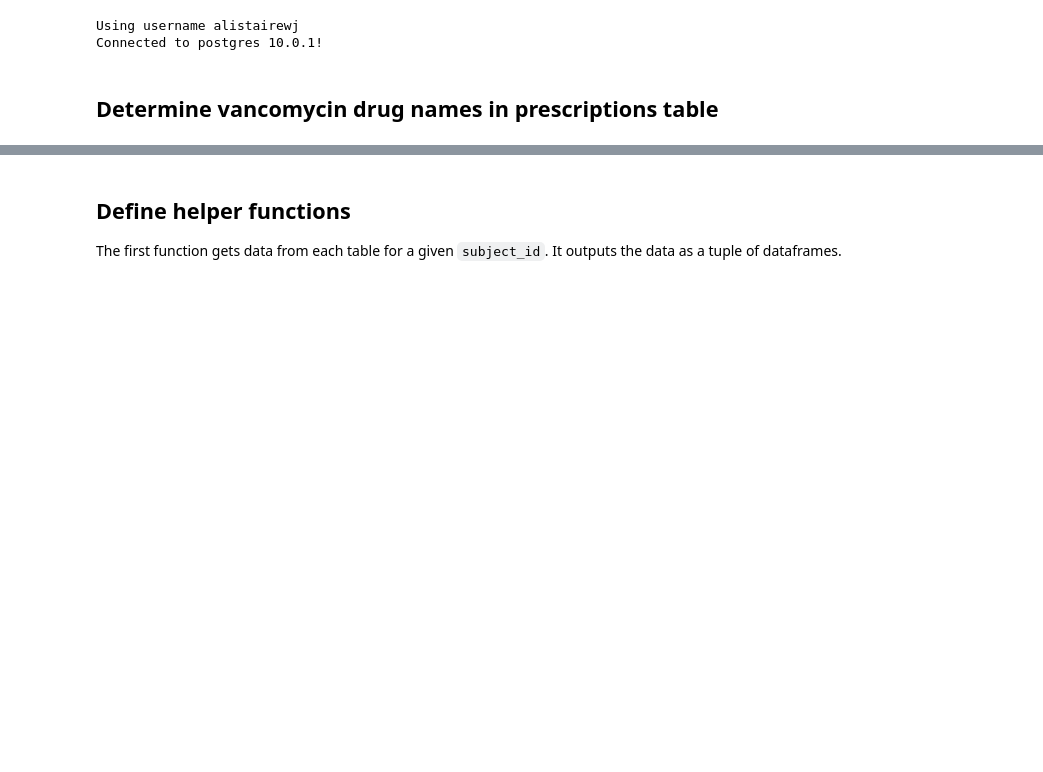
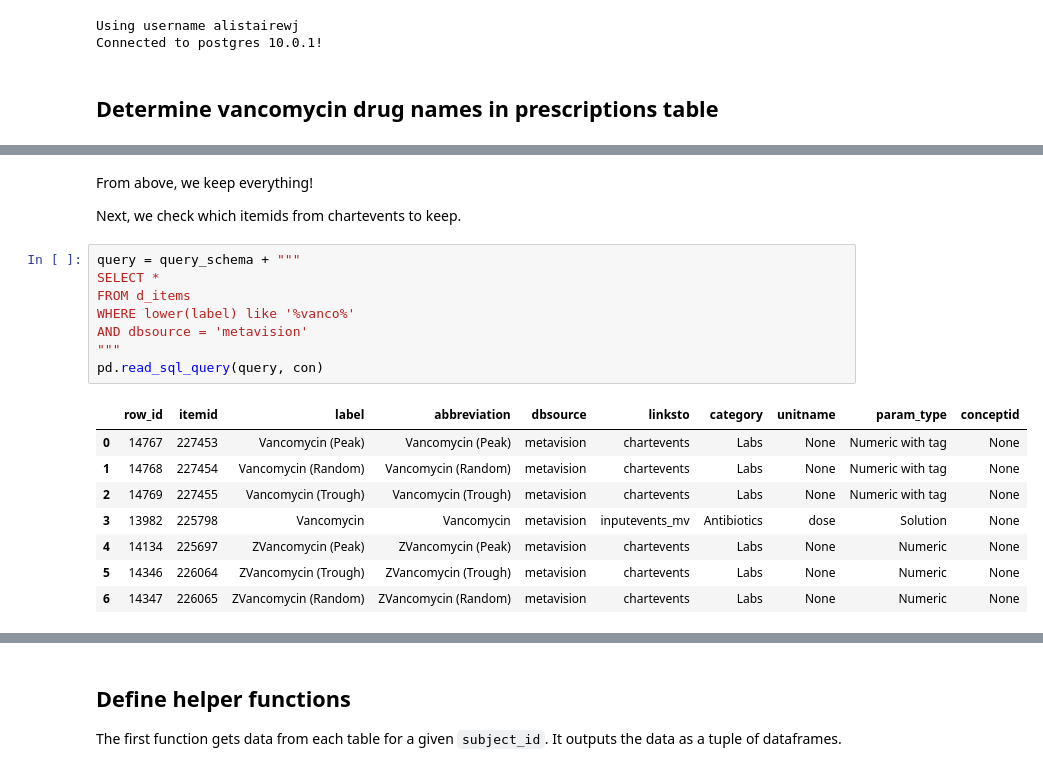
Before and after one commit to MIT-LCP/mimic-code, a Jupyter notebook: notebooks/vancomycin-dosing.ipynb, the cells around one changed output, grey strips where cells are left out. Cells and saved outputs as stored; diff of their text form; blank space fills up the shorter version.

```diff
--- a/notebooks/vancomycin-dosing.ipynb
+++ b/notebooks/vancomycin-dosing.ipynb
@@ -101,0 +125,21 @@ drug in
+# %% [markdown]
+From above, we keep everything!
+
+Next, we check which itemids from chartevents to keep.
+# %%
+query = query_schema + """
+SELECT *
+FROM d_items
+WHERE lower(label) like '%vanco%'
+AND dbsource = 'metavision'
+"""
+pd.read_sql_query(query, con)
+# %% [output]
+|  | row_id | itemid | label | abbreviation | dbsource | linksto | category | unitname | param_type | conceptid |
+| 0 | 14767 | 227453 | Vancomycin (Peak) | Vancomycin (Peak) | metavision | chartevents | Labs | None | Numeric with tag | None |
+| 1 | 14768 | 227454 | Vancomycin (Random) | Vancomycin (Random) | metavision | chartevents | Labs | None | Numeric with tag | None |
+| 2 | 14769 | 227455 | Vancomycin (Trough) | Vancomycin (Trough) | metavision | chartevents | Labs | None | Numeric with tag | None |
+| 3 | 13982 | 225798 | Vancomycin | Vancomycin | metavision | inputevents_mv | Antibiotics | dose | Solution | None |
+| 4 | 14134 | 225697 | ZVancomycin (Peak) | ZVancomycin (Peak) | metavision | chartevents | Labs | None | Numeric | None |
+| 5 | 14346 | 226064 | ZVancomycin (Trough) | ZVancomycin (Trough) | metavision | chartevents | Labs | None | Numeric | None |
+| 6 | 14347 | 226065 | ZVancomycin (Random) | ZVancomycin (Random) | metavision | chartevents | Labs | None | Numeric | None |
```
Also changed, not shown: parts of 6 cells of this notebook.
